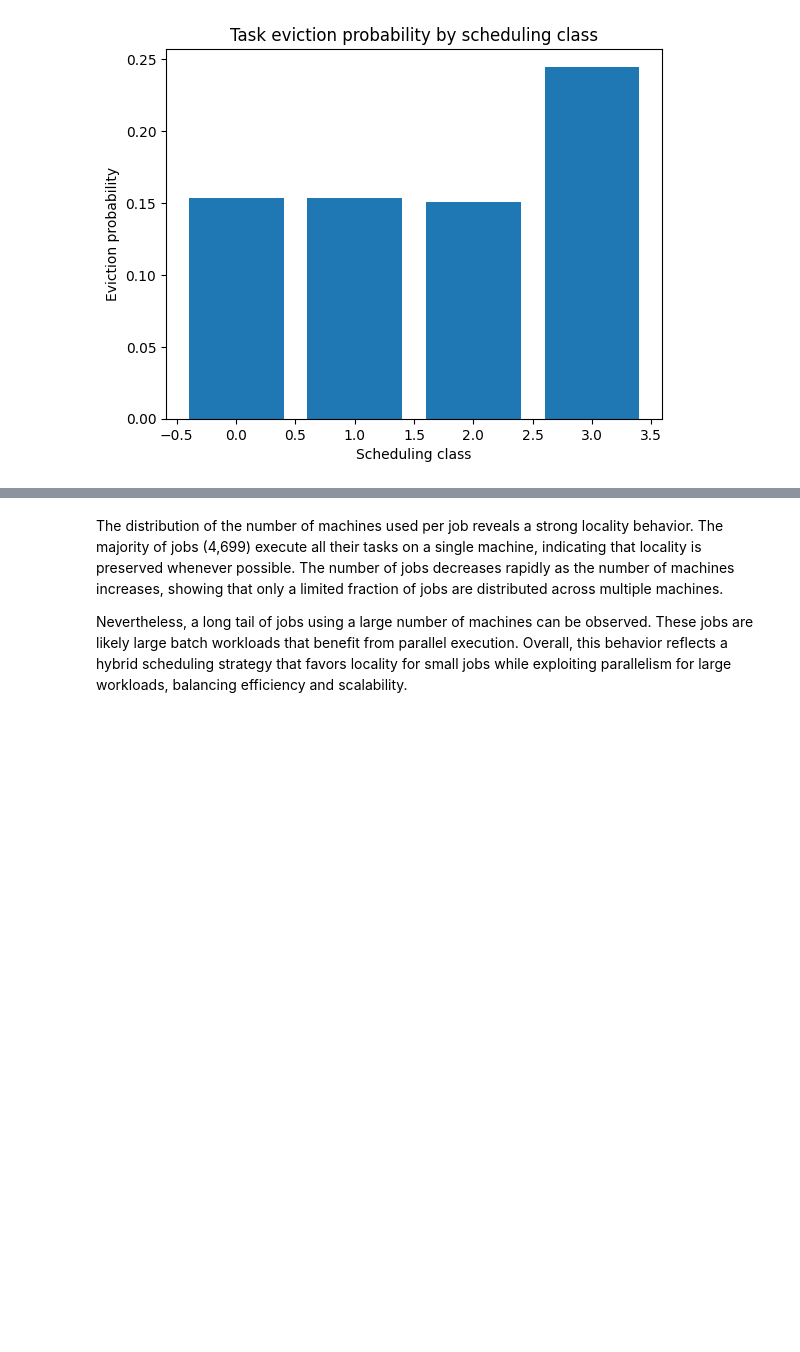
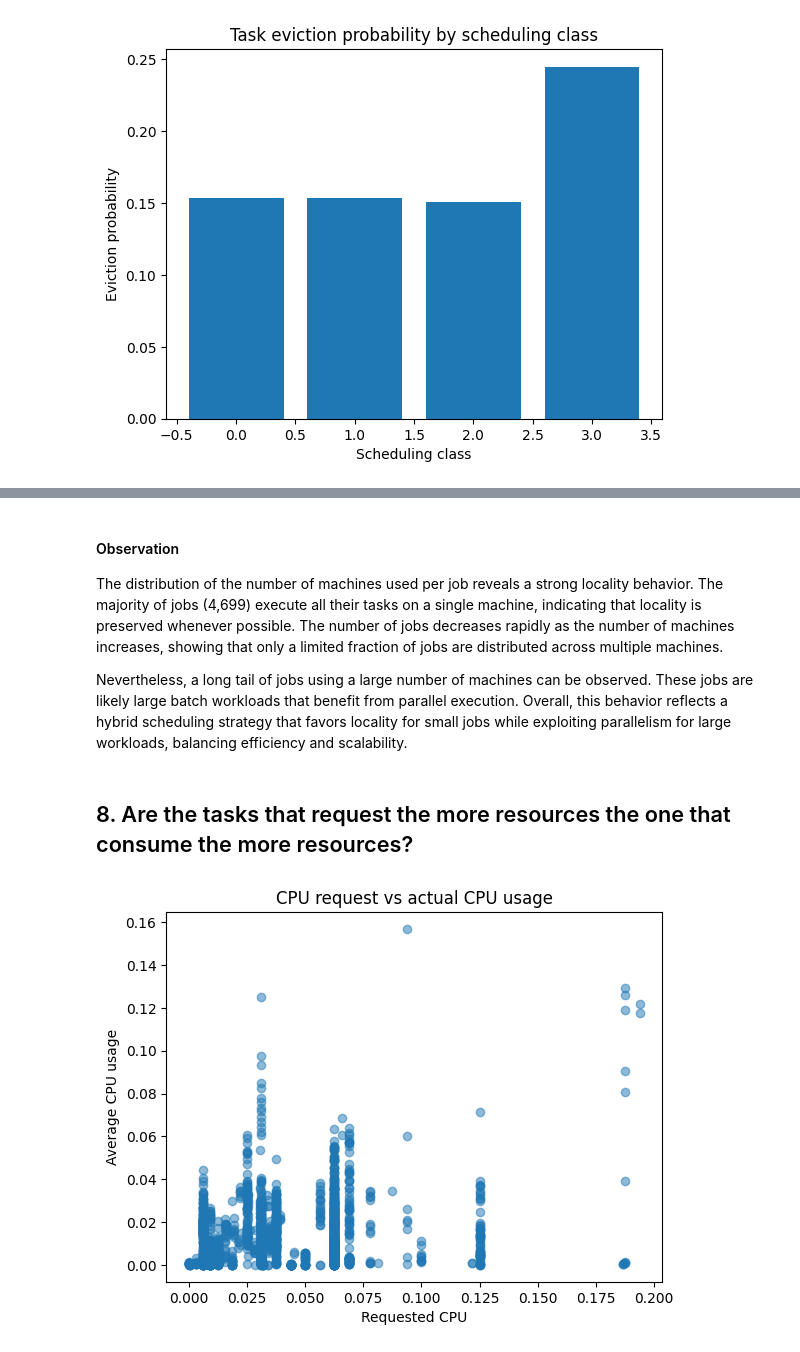
Before and after one commit to dongt1211/spark-graded-TRAN-VU, a Jupyter notebook: spark-analysis-dongtp.ipynb, the cells around one changed output, grey strips where cells are left out. Cells and saved outputs as stored; diff of their text form; code cells hidden in the pictures; blank space fills up the shorter version.

```diff
--- a/spark-analysis-dongtp.ipynb
+++ b/spark-analysis-dongtp.ipynb
@@ -433,4 +499,5 @@ only showing top 20 rows
 # %% [markdown]
+#### Observation
 The distribution of the number of machines used per job reveals a strong locality behavior.
 The majority of jobs (4,699) execute all their tasks on a single machine, indicating that
 locality is preserved whenever possible. The number of jobs decreases rapidly as the number
@@ -441,3 +508,42 @@ Nevertheless, a long tail of jobs using a large number of machines can be observ
 jobs are likely large batch workloads that benefit from parallel execution. Overall, this
 behavior reflects a hybrid scheduling strategy that favors locality for small jobs while
 exploiting parallelism for large workloads, balancing efficiency and scalability.
+# %% [markdown]
+## 8. Are the tasks that request the more resources the one that consume the more resources?
+# %%
+# Get task requests that were scheduled
+task_requests = task_events.filter(col("event_type") == 1) \
+    .select("job_id", "task_index", "cpu_request", "memory_request") \
+    .dropDuplicates(["job_id", "task_index"])
+# %%
+from pyspark.sql.functions import avg
+
+# Aggregate usage per task
+task_usage_agg = task_usage.groupBy("job_id", "task_index") \
+    .agg(
+        avg("cpu_rate").alias("avg_cpu_usage"),
+        avg("canonical_memory_usage").alias("avg_memory_usage")
+    )
+# %%
+# Join requests with usage
+task_resources = task_requests.join(
+    task_usage_agg,
+    on=["job_id", "task_index"],
+    how="inner"
+)
+# %%
+# Visualize request vs. usage
+pdf = task_resources.sample(fraction=0.01).toPandas()
+
+plt.scatter(
+    pdf["cpu_request"],
+    pdf["avg_cpu_usage"],
+    alpha=0.5
+)
+
+plt.xlabel("Requested CPU")
+plt.ylabel("Average CPU usage")
+plt.title("CPU request vs actual CPU usage")
+plt.show()
+# %% [output]
+[figure, added]
```
Also changed, not shown: parts of 70 cells of this notebook, 16 other files.
